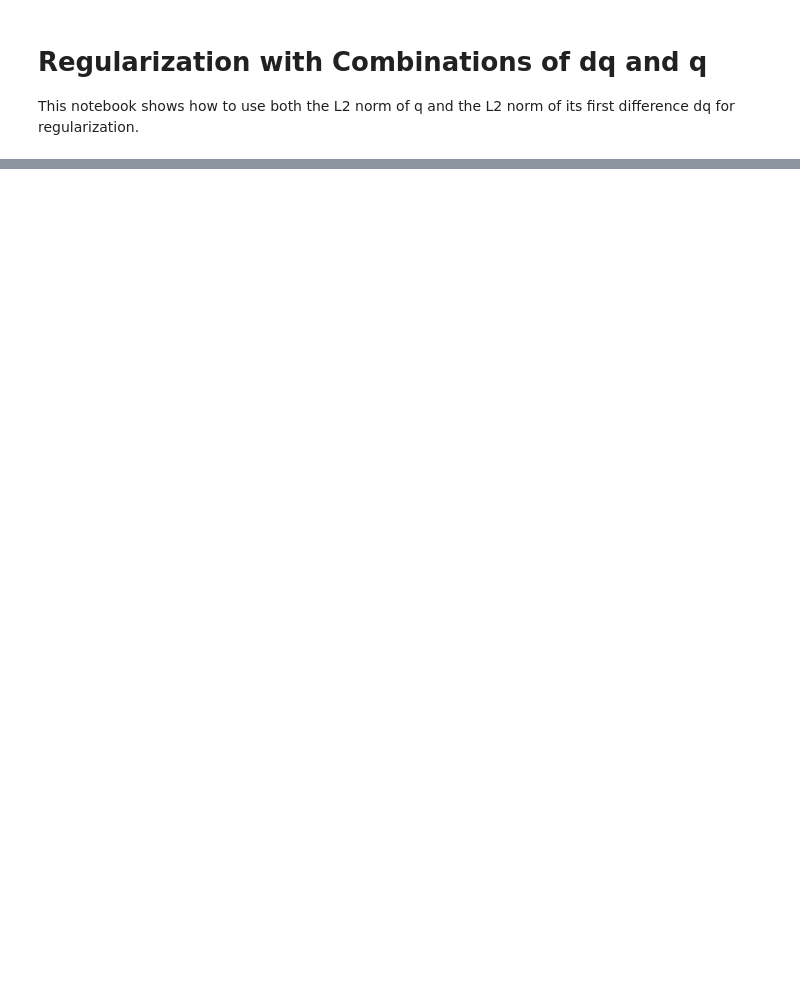
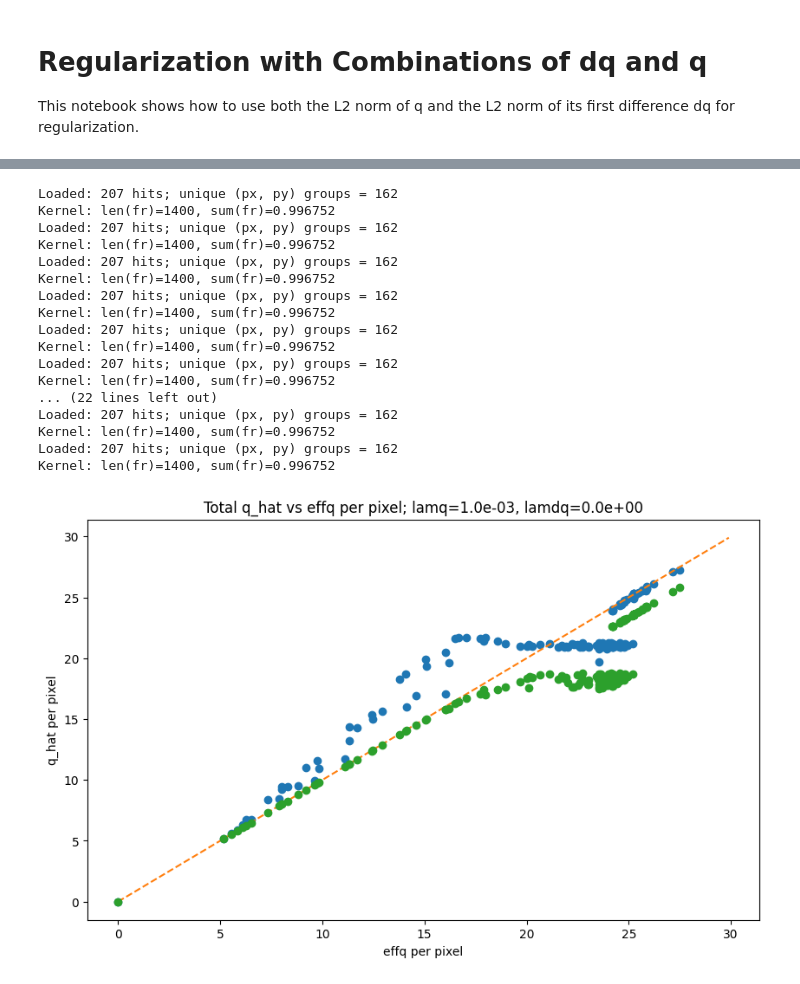
Before and after one commit to yszhang95/2x2_ql, a Jupyter notebook: deconv/toy/tred_l2_combo.ipynb, the cells around one changed output, grey strips where cells are left out. Saved outputs shown, nothing was run; the diff lists cells and outputs as text; code cells hidden in the pictures; blank space fills up the shorter version.

```diff
--- a/deconv/toy/tred_l2_combo.ipynb
+++ b/deconv/toy/tred_l2_combo.ipynb
@@ -353,0 +408,32 @@ Kernel: len(fr)=1400, sum(fr)=0.996752
+# %%
+# Try different combinations
+study_lam_combo(0.001, 0, 1, 0)
+
+study_lam_combo(0.1, 0, 1, 0)
+study_lam_combo(3, 0, 1, 0)
+study_lam_combo(0, 3, 1, 0)
+study_lam_combo(1, 1, 1, 0)
+study_lam_combo(0.5, 2, 1, 0)
+study_lam_combo(2, 0.5, 1, 0)
+study_lam_combo(3, 1, 1, 0)
+study_lam_combo(3, 5, 1, 0)
+study_lam_combo(3, 200, 1, 0)
+# %% [output]
+Loaded: 207 hits; unique (px, py) groups = 162
+Kernel: len(fr)=1400, sum(fr)=0.996752
+Loaded: 207 hits; unique (px, py) groups = 162
+Kernel: len(fr)=1400, sum(fr)=0.996752
+Loaded: 207 hits; unique (px, py) groups = 162
+Kernel: len(fr)=1400, sum(fr)=0.996752
+Loaded: 207 hits; unique (px, py) groups = 162
+Kernel: len(fr)=1400, sum(fr)=0.996752
+Loaded: 207 hits; unique (px, py) groups = 162
+Kernel: len(fr)=1400, sum(fr)=0.996752
+Loaded: 207 hits; unique (px, py) groups = 162
+Kernel: len(fr)=1400, sum(fr)=0.996752
+... (22 lines left out)
+Loaded: 207 hits; unique (px, py) groups = 162
+Kernel: len(fr)=1400, sum(fr)=0.996752
+Loaded: 207 hits; unique (px, py) groups = 162
+Kernel: len(fr)=1400, sum(fr)=0.996752
+[figure, added]
```
Also changed, not shown: parts of 5 cells of this notebook, 2 other files.
